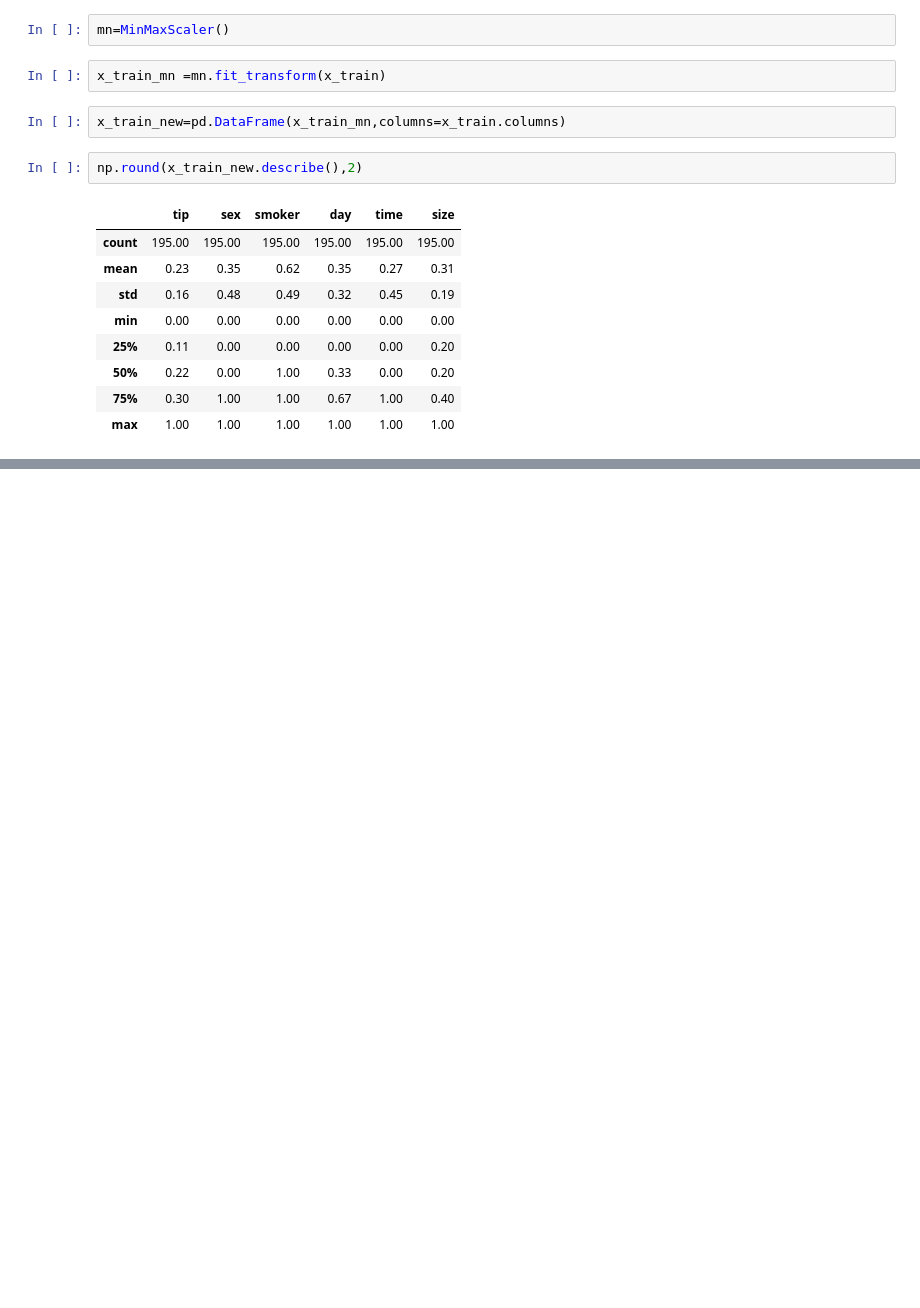
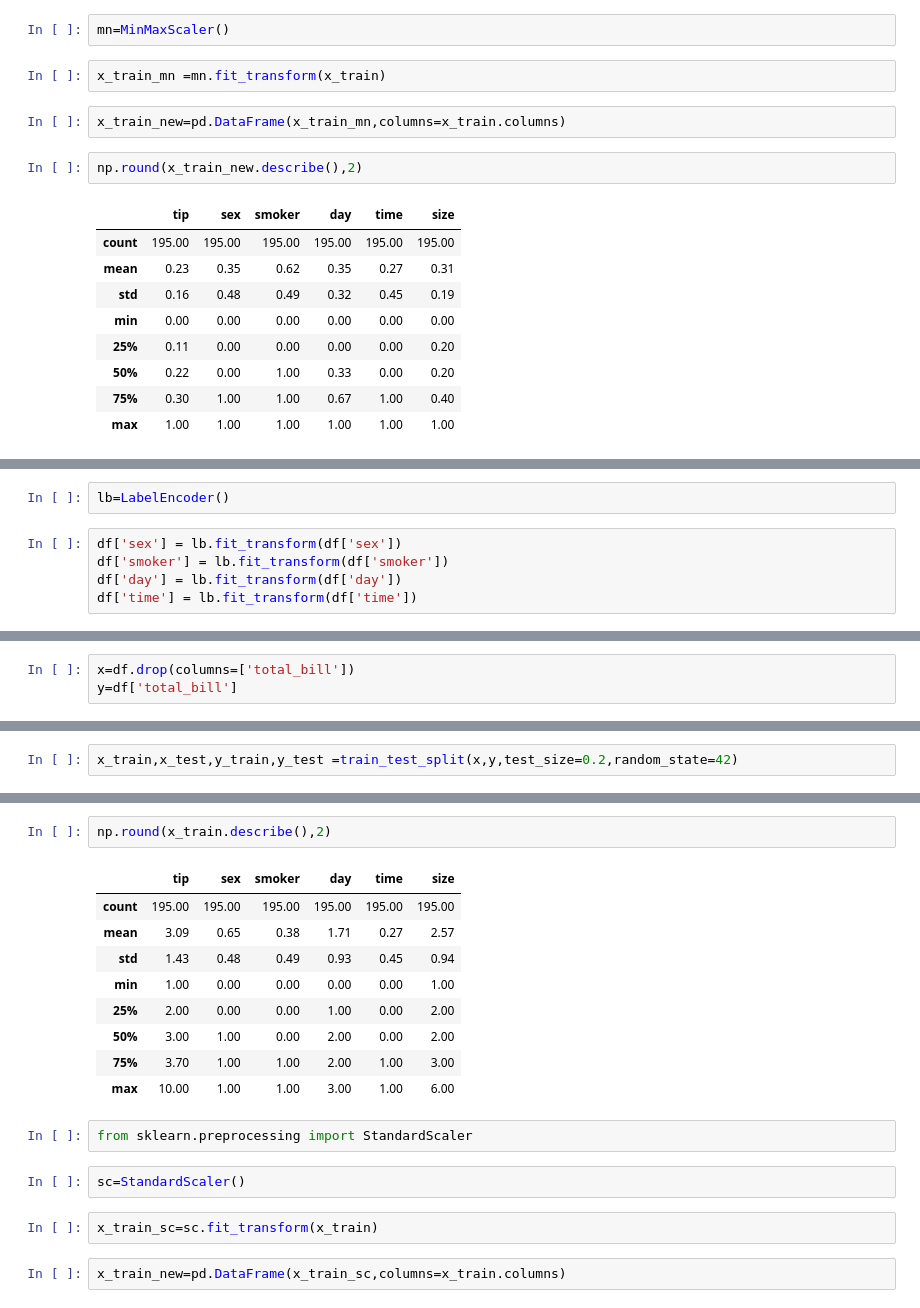
Before and after one commit to AnmolHemani/Advanced-Python, a Jupyter notebook: Feature Engineering.ipynb, the cells around one changed output, grey strips where cells are left out. Cells and saved outputs as stored; diff of their text form; blank space fills up the shorter version.

```diff
--- a/Feature Engineering.ipynb
+++ b/Feature Engineering.ipynb
@@ -362,0 +513,7 @@ np.round(x_train_new.describe(),2)
+# %%
+lb=LabelEncoder()
+# %%
+df['sex'] = lb.fit_transform(df['sex'])
+df['smoker'] = lb.fit_transform(df['smoker'])
+df['day'] = lb.fit_transform(df['day'])
+df['time'] = lb.fit_transform(df['time'])
@@ -362,0 +529,3 @@ np.round(x_train_new.describe(),2)
+# %%
+x=df.drop(columns=['total_bill'])
+y=df['total_bill']
@@ -362,0 +534,2 @@ np.round(x_train_new.describe(),2)
+# %%
+x_train,x_test,y_train,y_test =train_test_split(x,y,test_size=0.2,random_state=42)
@@ -362,0 +545,20 @@ np.round(x_train_new.describe(),2)
+# %%
+np.round(x_train.describe(),2)
+# %% [output]
+|  | tip | sex | smoker | day | time | size |
+| count | 195.00 | 195.00 | 195.00 | 195.00 | 195.00 | 195.00 |
+| mean | 3.09 | 0.65 | 0.38 | 1.71 | 0.27 | 2.57 |
+| std | 1.43 | 0.48 | 0.49 | 0.93 | 0.45 | 0.94 |
+| min | 1.00 | 0.00 | 0.00 | 0.00 | 0.00 | 1.00 |
+| 25% | 2.00 | 0.00 | 0.00 | 1.00 | 0.00 | 2.00 |
+| 50% | 3.00 | 1.00 | 0.00 | 2.00 | 0.00 | 2.00 |
+| 75% | 3.70 | 1.00 | 1.00 | 2.00 | 1.00 | 3.00 |
+| max | 10.00 | 1.00 | 1.00 | 3.00 | 1.00 | 6.00 |
+# %%
+from sklearn.preprocessing import StandardScaler
+# %%
+sc=StandardScaler()
+# %%
+x_train_sc=sc.fit_transform(x_train)
+# %%
+x_train_new=pd.DataFrame(x_train_sc,columns=x_train.columns)
```
Also changed, not shown: parts of 35 cells of this notebook.
